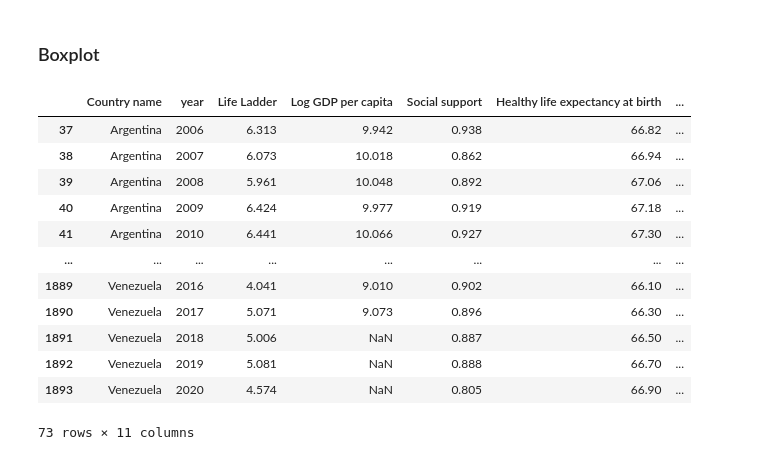
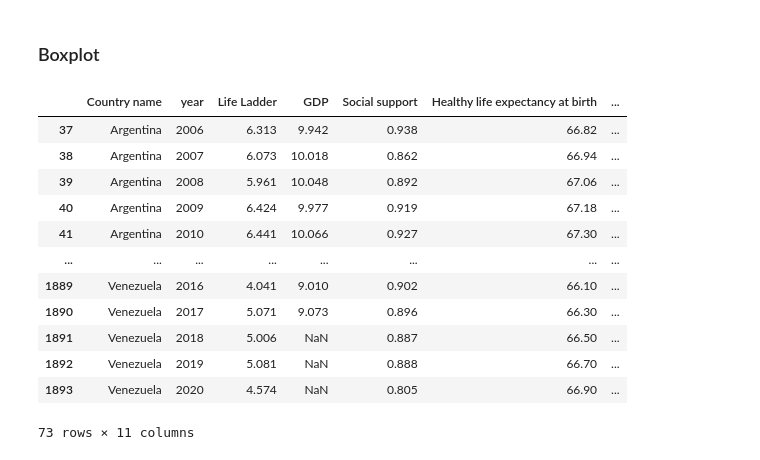
Before and after one commit to caiochacon/projeto_final_ICD, a Jupyter notebook: exploracao_inicial.ipynb, the cells around one changed output. Saved outputs shown, nothing was run; the diff lists cells and outputs as text; code cells hidden in the pictures.

```diff
--- a/exploracao_inicial.ipynb
+++ b/exploracao_inicial.ipynb
@@ -88,7 +90,8 @@ Sum                 2.000000  1.000000   0.0  102.000000
 # %% [markdown]
 ## World Happiness Report
 # %%
-whr = pd.read_csv("./data/world-happiness-report.csv")
+whr = pd.read_csv("world-happiness-report.csv")
+whr.rename(columns = {"Log GDP per capita":"GDP"},inplace = True)
 # %%
 whr.head()
 # %% [output]
@@ -115,10 +118,10 @@ whr.drop("year", axis=1).describe()
 # %% [markdown]
 ### Boxplot
 # %%
-whr = whr[whr["Country name"].isin(countries)]
-whr
+whr_mercosul = whr[whr["Country name"].isin(countries)]
+whr_mercosul
 # %% [output]
-|  | Country name | year | Life Ladder | Log GDP per capita | Social support | Healthy life expectancy at birth | ... |
+|  | Country name | year | Life Ladder | GDP | Social support | Healthy life expectancy at birth | ... |
 | 37 | Argentina | 2006 | 6.313 | 9.942 | 0.938 | 66.82 | ... |
 | 38 | Argentina | 2007 | 6.073 | 10.018 | 0.862 | 66.94 | ... |
 | 39 | Argentina | 2008 | 5.961 | 10.048 | 0.892 | 67.06 | ... |
```
Also changed, not shown: parts of 15 cells of this notebook.
